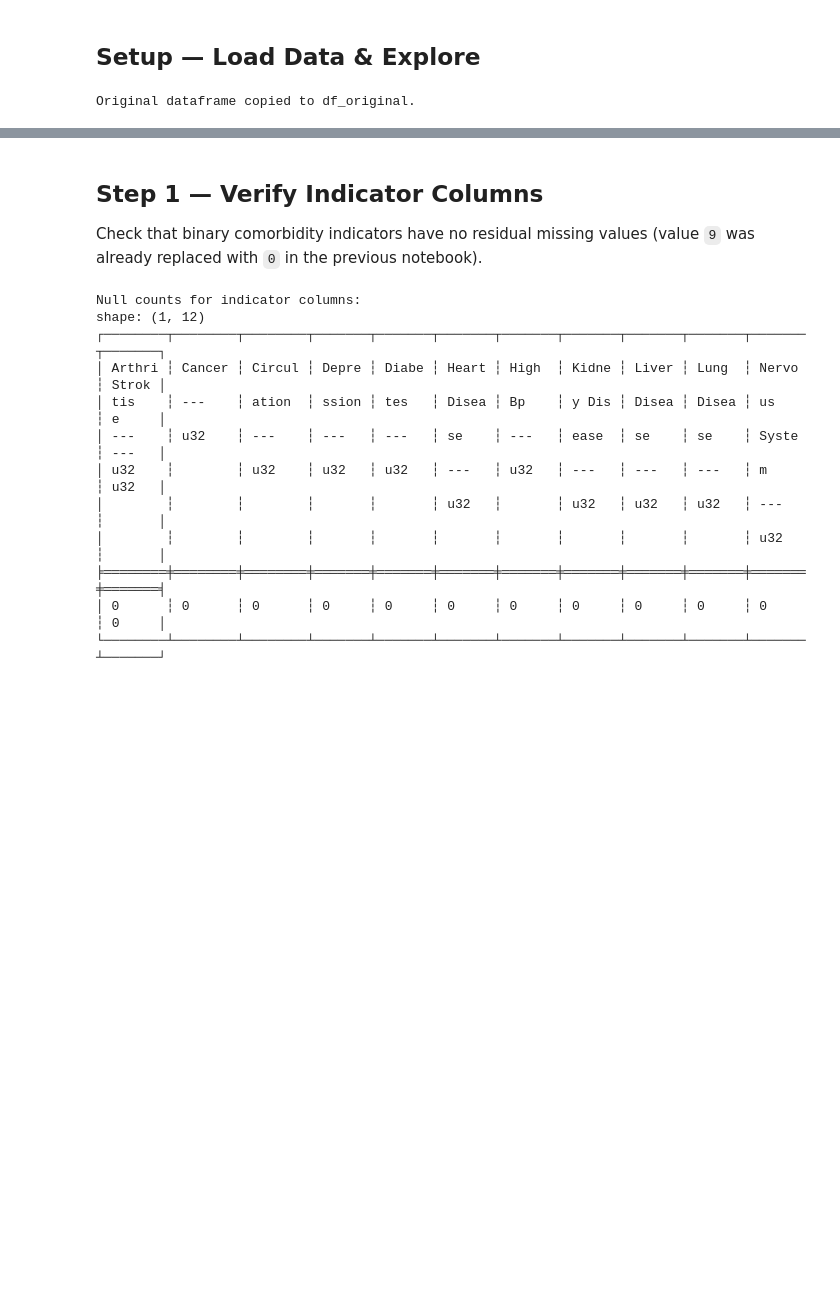
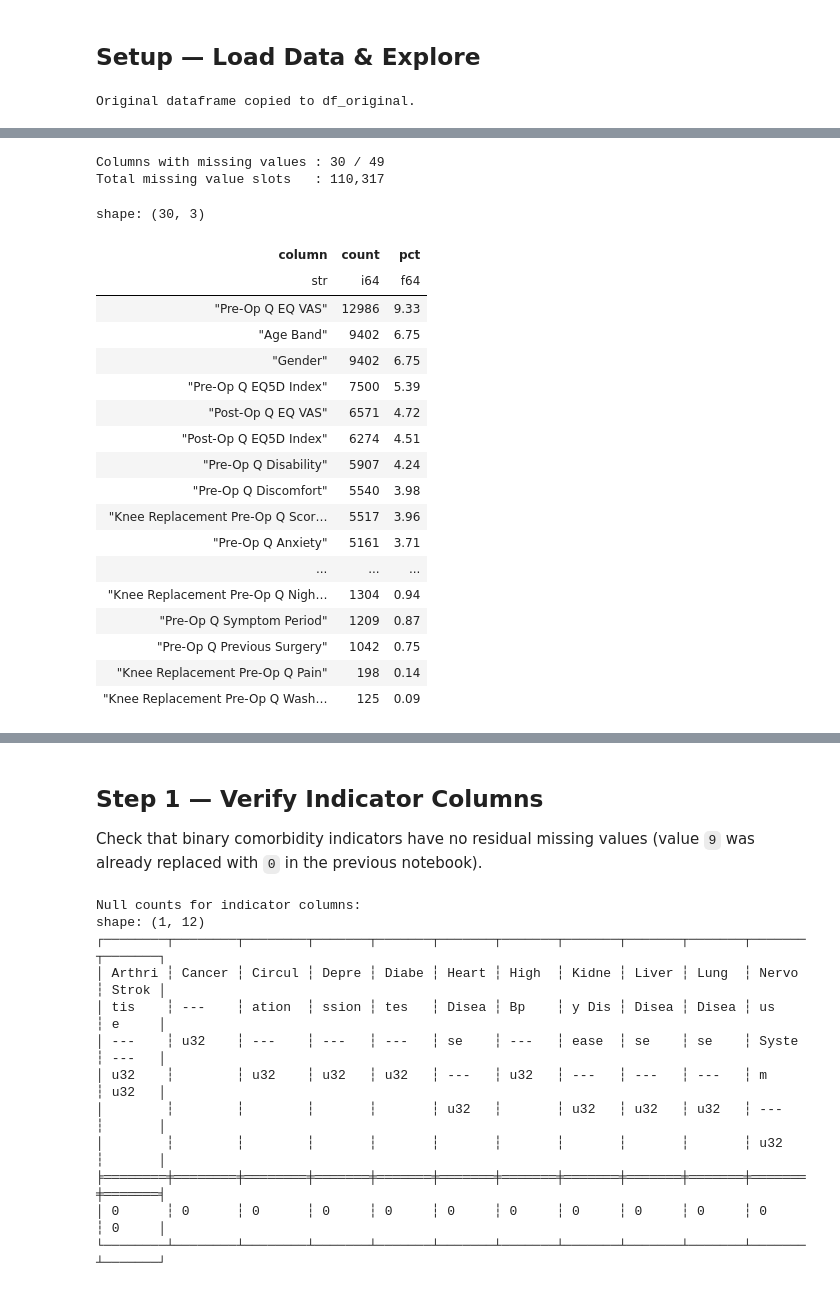
Before and after one commit to LALITAMITTAL18/EAISI-NHS, a Jupyter notebook: notebooks/Experiment/Knee/2.1-data-preparation-Manual.ipynb, the cells around one changed output, grey strips where cells are left out. Cells and saved outputs as stored; diff of their text form; code cells hidden in the pictures; blank space fills up the shorter version.

Commit message:
data prepare

```diff
--- a/notebooks/Experiment/Knee/2.1-data-preparation-Manual.ipynb
+++ b/notebooks/Experiment/Knee/2.1-data-preparation-Manual.ipynb
@@ -208,3 +166,40 @@ shape: (10, 78)
+# %%
+# Show missing values summary before any cleaning
+null_counts  = df.null_count()
+missing_cols = [c for c in df.columns if null_counts[c][0] > 0]
+
+print(f'Columns with missing values : {len(missing_cols)} / {df.shape[1]}')
+print(f'Total missing value slots   : {sum(null_counts[c][0] for c in missing_cols):,}')
+
+missing_summary = pl.DataFrame({
+    'column': missing_cols,
+    'count':  [null_counts[c][0] for c in missing_cols],
+    'pct':    [round(null_counts[c][0] / df.shape[0] * 100, 2) for c in missing_cols],
+}).sort('count', descending=True)
+
+missing_summary
+# %% [output]
+Columns with missing values : 30 / 49
+Total missing value slots   : 110,317
+shape: (30, 3)
+| column | count | pct |
+| str | i64 | f64 |
+| "Pre-Op Q EQ VAS" | 12986 | 9.33 |
+| "Age Band" | 9402 | 6.75 |
+| "Gender" | 9402 | 6.75 |
+| "Pre-Op Q EQ5D Index" | 7500 | 5.39 |
+| "Post-Op Q EQ VAS" | 6571 | 4.72 |
+| "Post-Op Q EQ5D Index" | 6274 | 4.51 |
+| "Pre-Op Q Disability" | 5907 | 4.24 |
+| "Pre-Op Q Discomfort" | 5540 | 3.98 |
+| "Knee Replacement Pre-Op Q Scor… | 5517 | 3.96 |
+| "Pre-Op Q Anxiety" | 5161 | 3.71 |
+| ... | ... | ... |
+| "Knee Replacement Pre-Op Q Nigh… | 1304 | 0.94 |
+| "Pre-Op Q Symptom Period" | 1209 | 0.87 |
+| "Pre-Op Q Previous Surgery" | 1042 | 0.75 |
+| "Knee Replacement Pre-Op Q Pain" | 198 | 0.14 |
+| "Knee Replacement Pre-Op Q Wash… | 125 | 0.09 |
 # %%
 # Analyze missing values by Age Band
 missing_by_age = (
```
Also changed, not shown: parts of 28 cells of this notebook, 5 other files.
